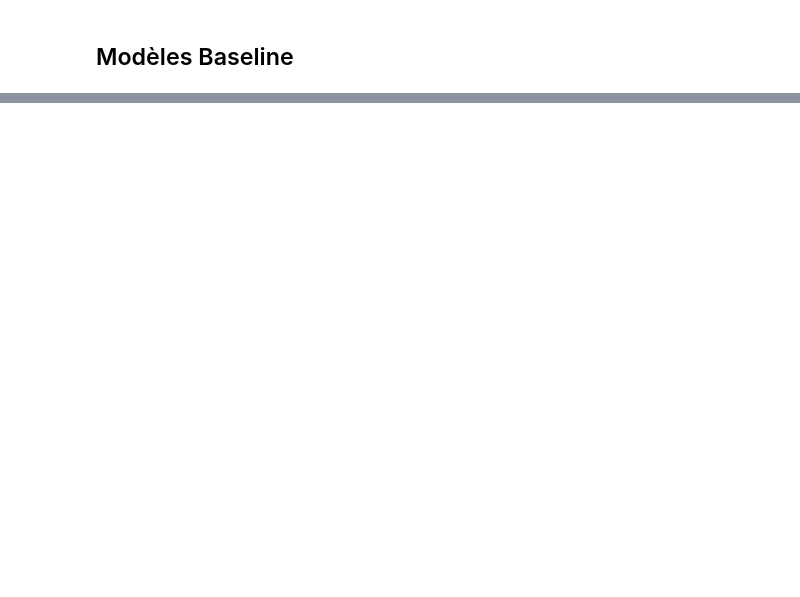
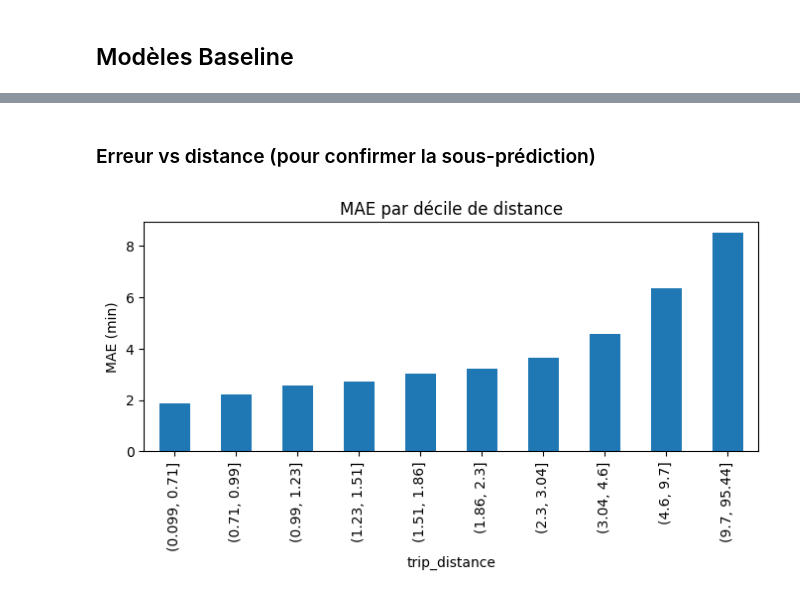
Before and after one commit to arnaudstdr/mlops_taxi_pipeline, a Jupyter notebook: notebooks/02_model_training.ipynb, the cells around one changed output, grey strips where cells are left out. Cells and saved outputs as stored; diff of their text form; code cells hidden in the pictures; blank space fills up the shorter version.

```diff
--- a/notebooks/02_model_training.ipynb
+++ b/notebooks/02_model_training.ipynb
@@ -89,8 +133,9 @@ from sklearn.preprocessing import OneHotEncoder, StandardScaler
 # Encodage des variables catégorielles + normalisation des numériques
 preprocessor = ColumnTransformer(
     transformers=[
-        ("num", StandardScaler(), NUM_FEATS),
-        ("cat", OneHotEncoder(handle_unknown="ignore", sparse_output=True), CAT_FEATS),
+        ("num", StandardScaler(with_mean=True, with_std=True), NUM_FEATS),
+        # dense=True car peu de classe (RatecodeID, payment_type)
+        ("cat", OneHotEncoder(handle_unknown="ignore", sparse_output=False), CAT_FEATS),
     ],
     remainder="drop"
 )
@@ -168,0 +336,25 @@ results
+# %% [markdown]
+### Erreur vs distance (pour confirmer la sous-prédiction)
+# %%
+import pandas as pd
+import matplotlib.pyplot as plt
+import numpy as np
+
+tmp = test_df[["trip_distance"]].copy()
+tmp["y_true"] = y_test.values
+tmp["y_pred"] = y_pred_test
+tmp["abs_err"] = (tmp["y_pred"] - tmp["y_true"]).abs()
+
+# Drop lignes avec NaN sur les colonnes utilisées
+tmp = tmp.replace([np.inf, -np.inf], np.nan).dropna(subset=["trip_distance","abs_err"])
+
+# Bins en déciles; duplicates='drop' évite l'erreur si quelques quantiles sont identiques
+bins = pd.qcut(tmp["trip_distance"], q=10, duplicates="drop")
+
+ax = tmp.groupby(bins, observed=True)["abs_err"].mean().plot(kind="bar", figsize=(8,3))
+ax.set_title("MAE par décile de distance")
+ax.set_ylabel("MAE (min)")
+ax.set_xlabel("trip_distance")
+plt.show()
+# %% [output]
+[figure, added]
```
Also changed, not shown: parts of 17 cells of this notebook, 1 other file.
